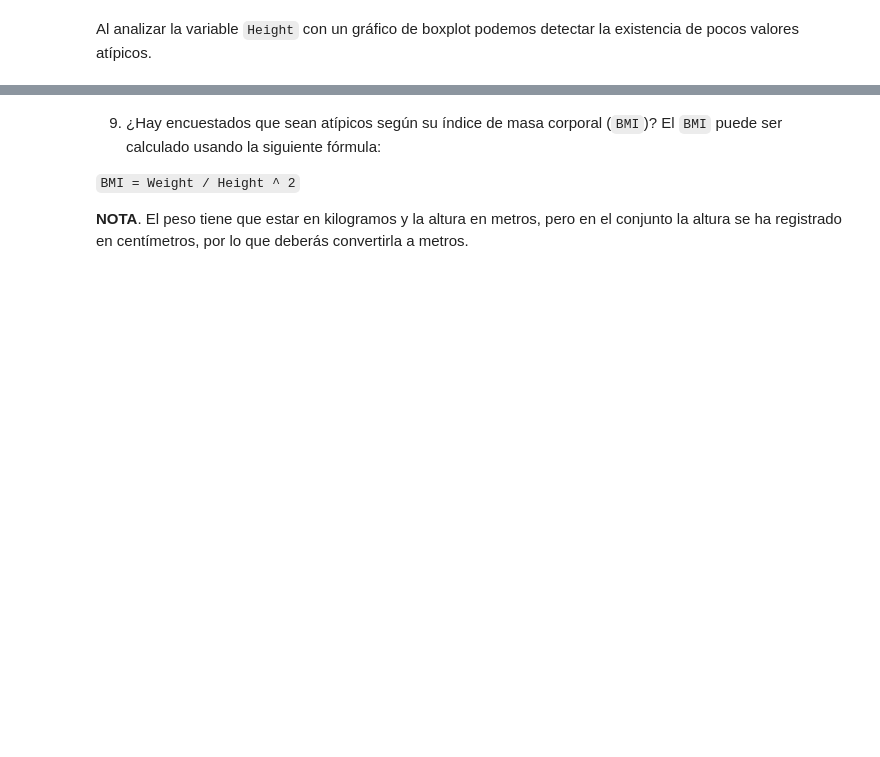
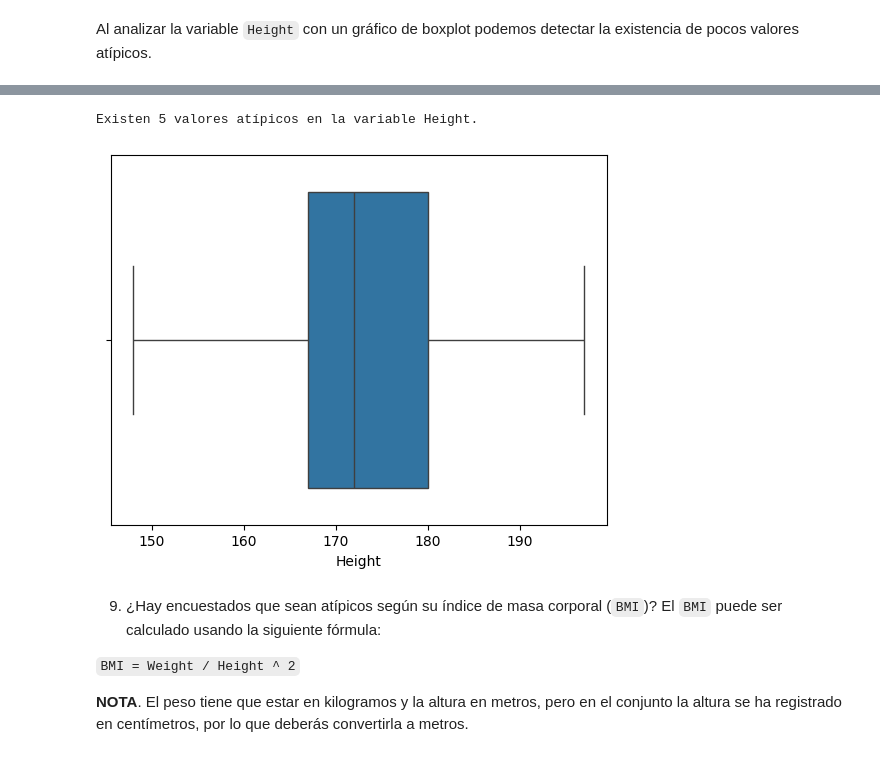
Before and after one commit to CarlosRochaCx/MNA, a Jupyter notebook: Actividad5Preprocesamiento_A01796914.ipynb, the cells around one changed output, grey strips where cells are left out. Drawn from its saved outputs; the diff is of its cells as text; code cells hidden in the pictures; blank space fills up the shorter version.

```diff
--- a/Actividad5Preprocesamiento_A01796914.ipynb
+++ b/Actividad5Preprocesamiento_A01796914.ipynb
@@ -280,7 +289,7 @@ Q1 = response_df['Height'].quantile(0.25)
 Q3 = response_df['Height'].quantile(0.75)
 IQR = Q3 - Q1
 
-BM = (response_df['Height'] > (Q3+1.5 *IQR)) | (response_df['Height'] < (Q1-1.5 *IQR))
-response_df[BM]
-len(response_df[BM])
+BM = (response_df.Height > (Q3+1.5 *IQR)) | (response_df.Height < (Q1-1.5 *IQR))
+Height_Outliers = response_df[BM]['Height']
+Height_Outliers
 # %% [output]
@@ -288,3 +303,14 @@ len(response_df[BM])
+# %%
+print('Existen {} valores atípicos en la variable Height.'.format(len(Height_Outliers)))
+# %% [output]
+Existen 5 valores atípicos en la variable Height.
+# %%
+response_df.drop(Height_Outliers.index, inplace=True)
+
+sns.boxplot(x=response_df['Height'])
+plt.show()
+# %% [output]
+[figure, added]
 # %% [markdown]
 9. ¿Hay encuestados que sean atípicos según su índice de masa corporal (`BMI`)? El `BMI` puede ser calculado usando la siguiente fórmula:
 
```
Also changed, not shown: parts of 10 cells of this notebook.
